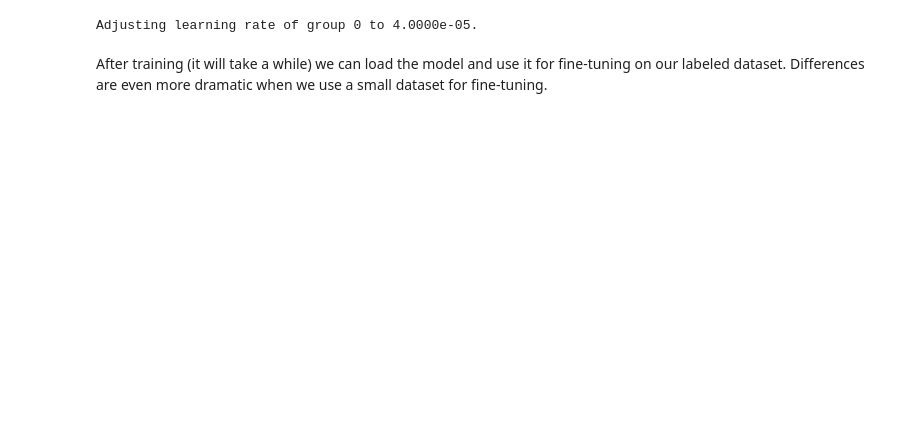
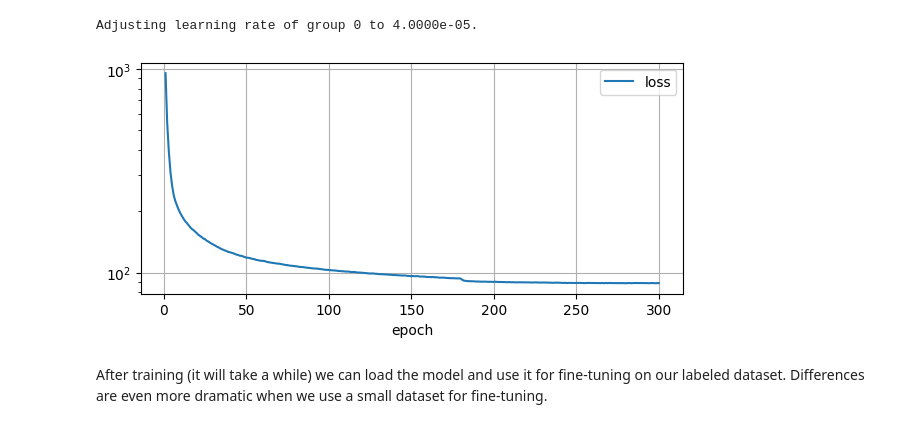
Before and after one commit to juansensio/convnets, a Jupyter notebook: learn/04_self_supervised_learning.ipynb, the cells around one changed output. Drawn from its saved outputs; the diff is of its cells as text; code cells hidden in the pictures; blank space fills up the shorter version.

```diff
--- a/learn/04_self_supervised_learning.ipynb
+++ b/learn/04_self_supervised_learning.ipynb
@@ -85,6 +85,17 @@ scheduler = torch.optim.lr_scheduler.OneCycleLR(optimizer, pct_start=0.03, max_l
 # hist = barlow_fit(model, dataloader, optimizer, scheduler, epochs=100)
 # %% [output]
 Adjusting learning rate of group 0 to 4.0000e-05.
+# %%
+import pandas as pd
+
+df = pd.read_csv('barlow.csv')
+fig = plt.figure(figsize=(7,3))
+ax = plt.subplot(1, 1, 1)
+df.plot(x='epoch', y='loss', ax = ax, logy=True)
+ax.grid(True)
+plt.show()
+# %% [output]
+[figure, added]
 # %% [markdown]
 After training (it will take a while) we can load the model and use it for fine-tuning on our labeled dataset. Differences are even more dramatic when we use a small dataset for fine-tuning.
 # %%
```
Also changed, not shown: parts of 4 cells of this notebook, 4 other files.
